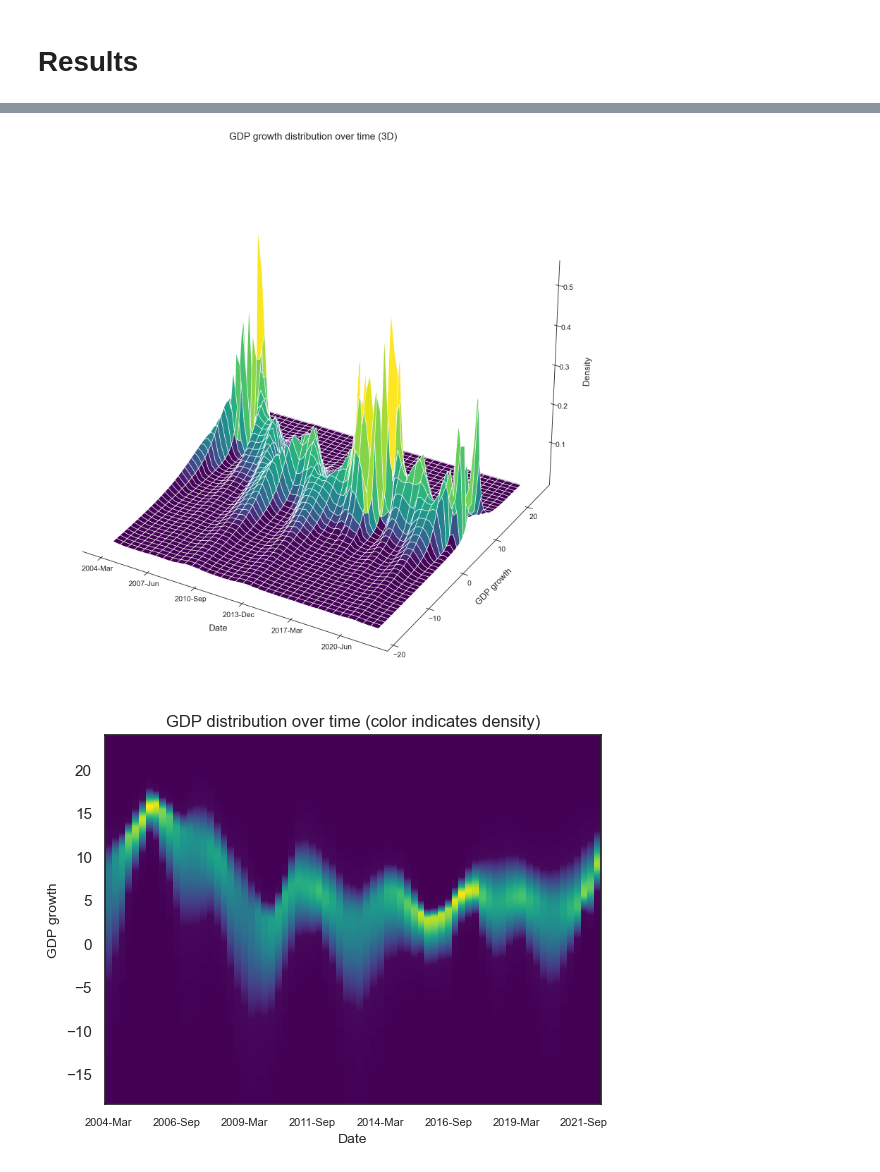
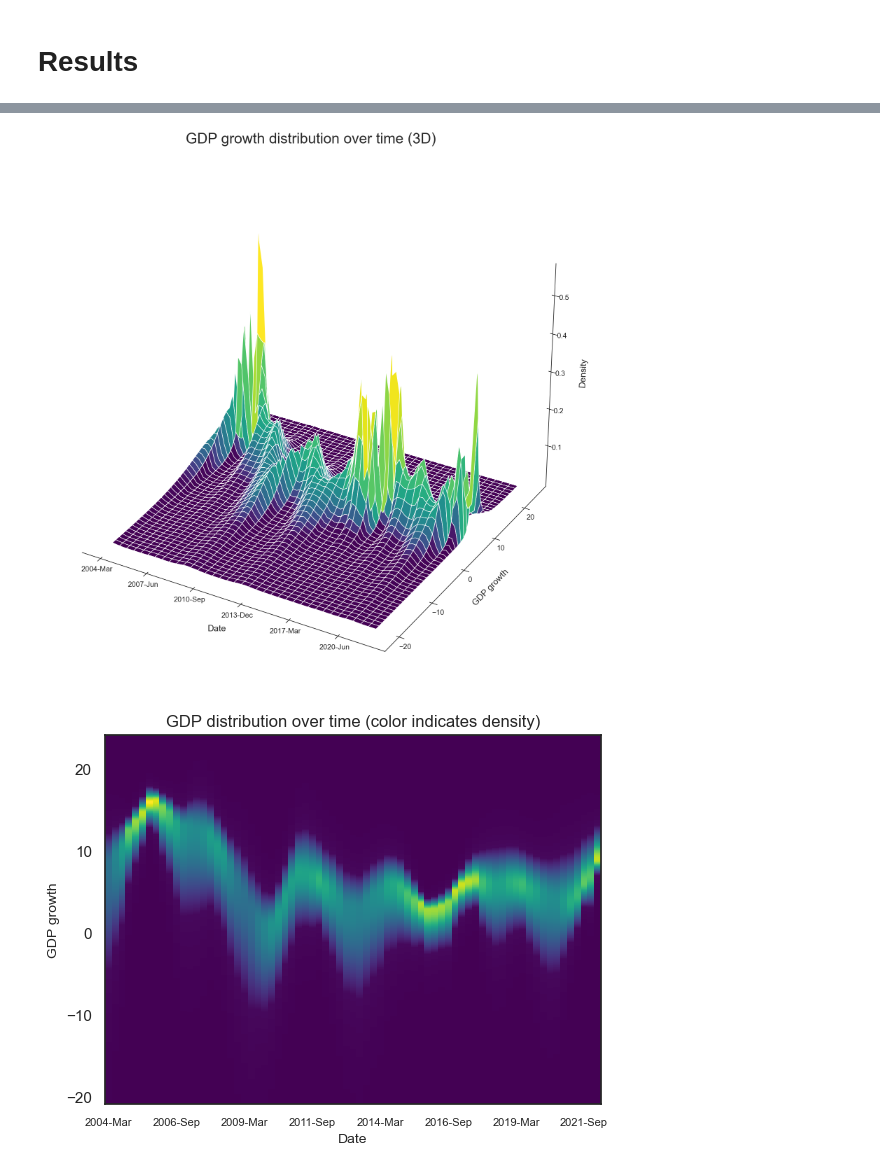
Before and after one commit to vlad-yeghiazaryan/armenian-gar, a Jupyter notebook: Modeling/GaR_estimation.ipynb, the cells around one changed output, grey strips where cells are left out. Saved outputs shown, nothing was run; the diff lists cells and outputs as text; code cells hidden in the pictures.

```diff
--- a/Modeling/GaR_estimation.ipynb
+++ b/Modeling/GaR_estimation.ipynb
@@ -232,7 +237,9 @@ display(macro_data)
 # Quantile regression fit
 # %%
 # quantile regression fit step (2)
-quantlist = [0.1, 0.25, 0.5, 0.75, 0.9]
+# quantlist = [0.1, 0.25, 0.5, 0.75, 0.9]
+# my does 0.05 return NAs (need to check)
+quantlist = np.arange(0.1, 0.95, 0.05).round(2)
 dict_output_quantfit = run_quantfit(macro_data, quantlist=quantlist,
                                     model=sm.QuantReg, **dict_global_params)
 # %%
@@ -519,35 +555,36 @@ df_PDF = pd.concat(hist_sim_data['dfpdf'].values, keys=hist_sim_data['dfpdf'].in
 df_PDF = df_PDF.reset_index().rename(columns={'index':'date'})
 gdp_growth = df_PDF.groupby('date')[method+'_PDF_x'].apply(lambda x: list(x)).apply(lambda x: pd.Series(x))
 gdp_density = df_PDF.groupby('date')[method+'_PDF_y'].apply(lambda x: list(x)).apply(lambda x: pd.Series(x))
 dates = gdp_growth.index
 dates_grid = np.repeat(dates, len(gdp_growth.columns)).to_numpy().reshape(-1, len(gdp_growth.columns))
 dates_grid_values = np.repeat(np.arange(len(dates)), len(gdp_growth.columns)).reshape(-1, len(gdp_growth.columns))
 
 # 3D plotting
 fig = plt.figure(figsize=(20, 20))
 ax = fig.add_subplot(111, projection='3d')
 ax.plot_surface(dates_grid_values, gdp_growth, gdp_density, cmap=cm.viridis,
                 norm=matcolors.SymLogNorm(linthresh=0.02, linscale=0.03))
 ax.set_xticks(np.arange(len(dates))[0::13])
 ax.set_xticklabels(dates[0::13].strftime('%Y-%b'))
 ax.set_xlabel('Date', fontsize=18, labelpad=20)
 ax.set_ylabel('GDP growth', fontsize=18, labelpad=20)
 ax.set_zlabel('Density', fontsize=18, labelpad=20)
 ax.tick_params(axis='both', which='major', labelsize=15)
-ax.set_title('GDP growth distribution over time (3D)', fontsize=20)
+ax.set_title('GDP growth distribution over time (3D)', fontsize=30)
 
 # make the panes transparent
 ax.xaxis.set_pane_color((1.0, 1.0, 1.0, 0.0))
 ax.yaxis.set_pane_color((1.0, 1.0, 1.0, 0.0))
 ax.zaxis.set_pane_color((1.0, 1.0, 1.0, 0.0))
 
 # make the grid lines transparent
 ax.xaxis._axinfo["grid"]['color'] =  (1,1,1,0)
 ax.yaxis._axinfo["grid"]['color'] =  (1,1,1,0)
 ax.zaxis._axinfo["grid"]['color'] =  (1,1,1,0)
+# plt.savefig('../Results/GDP_growth_dist_3D.png', bbox_inches='tight', dpi=300)
 plt.show()
 # %% [output]
-[figure, old version]
+[figure, new version]
 # %%
 sns.reset_defaults()
 sns.set_theme(style="white", rc={"axes.facecolor": (0, 0, 0, 0)})
@@ -560,9 +597,10 @@ ax.set_xticklabels(dates[0::10].strftime('%Y-%b'), fontsize=8)
 ax.set_xlabel('Date', fontsize=10)
 ax.set_ylabel('GDP growth', fontsize=10)
 plt.title('GDP distribution over time (color indicates density)')
+# plt.savefig('../Results/GDP_growth_dist_2D.png', bbox_inches='tight', dpi=300)
 plt.show()
 # %% [output]
-[figure, old version]
+[figure, new version]
 # %%
 # scaler = prep.Normalizer('l1')
 # surf_color = scaler.fit_transform(gdp_density.values.reshape((1, -1))).reshape(gdp_density.values.shape)
```
Also changed, not shown: parts of 16 cells of this notebook, 15 other files.
